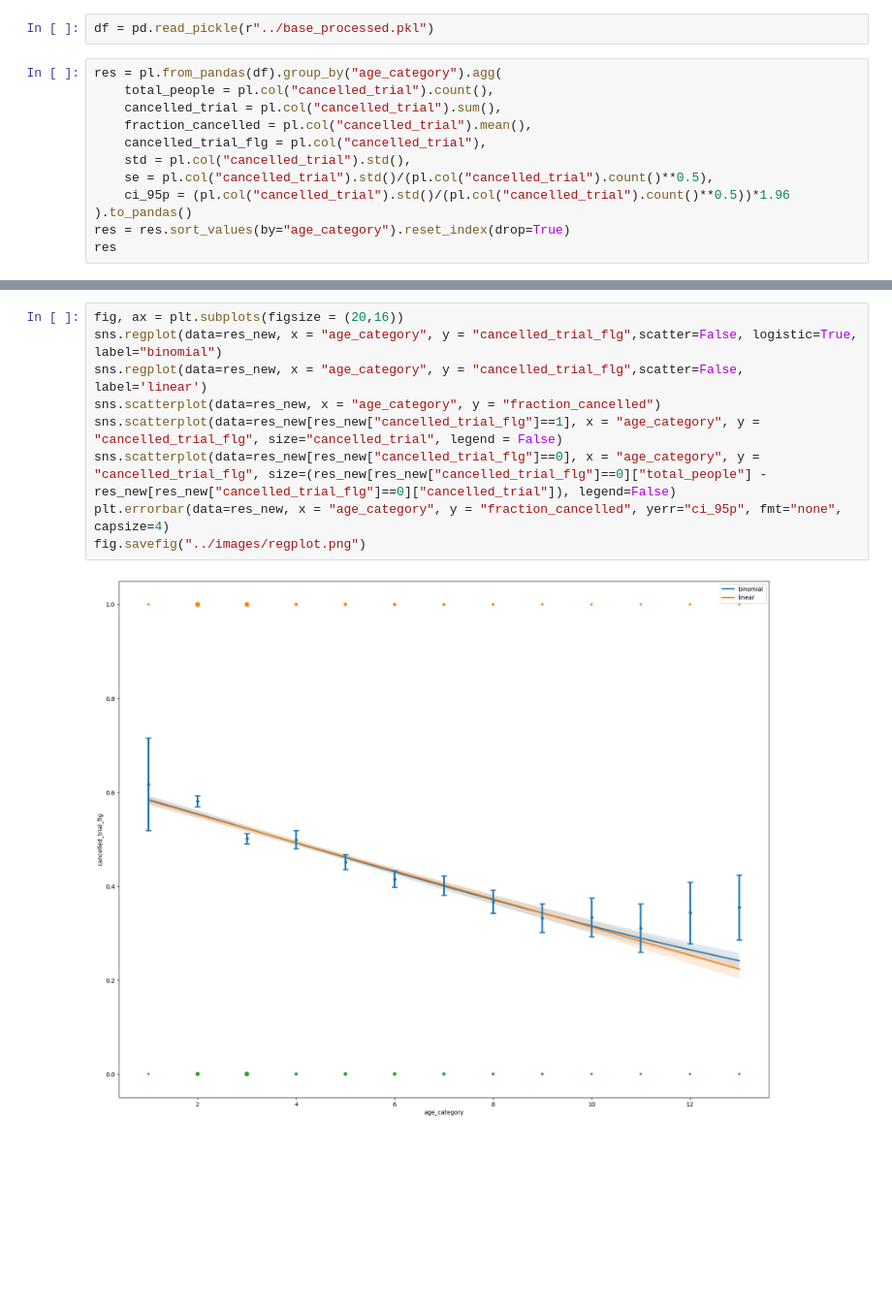
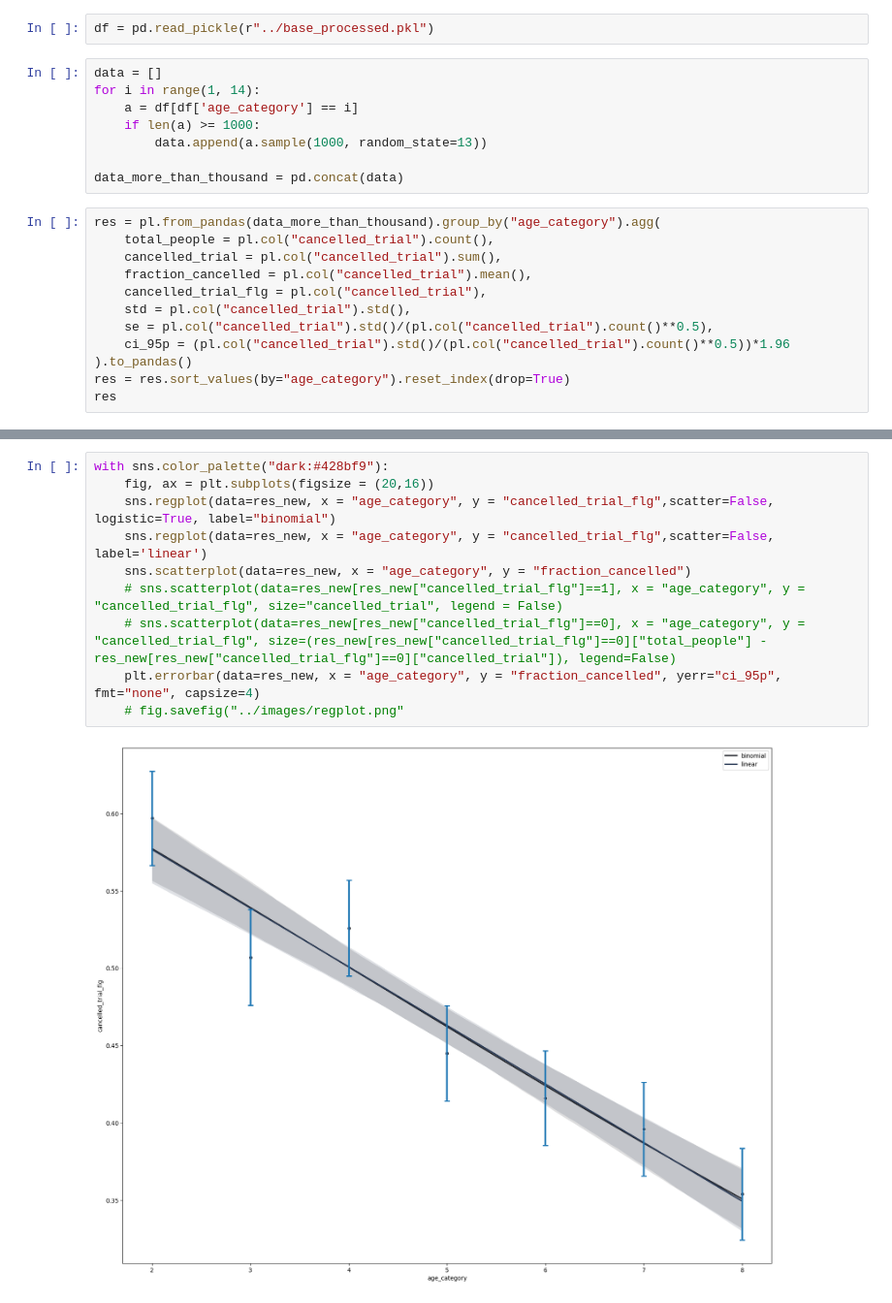
Before and after one commit to reproductionprohibited/dano-23-project, a Jupyter notebook: code/mat_model.ipynb, the cells around one changed output, grey strips where cells are left out. Shown at 97% size. Saved outputs shown, nothing was run; the diff lists cells and outputs as text; blank space fills up the shorter version.

Commit message:
mat model reworked to samples

```diff
--- a/code/mat_model.ipynb
+++ b/code/mat_model.ipynb
@@ -9,8 +8,16 @@ import numpy as np
 import statsmodels.api as sm
 # %%
 df = pd.read_pickle(r"../base_processed.pkl")
+# %%
+data = []
+for i in range(1, 14):
+    a = df[df['age_category'] == i]
+    if len(a) >= 1000:
+        data.append(a.sample(1000, random_state=13))
+
+data_more_than_thousand = pd.concat(data)
 # %%
-res = pl.from_pandas(df).group_by("age_category").agg(
+res = pl.from_pandas(data_more_than_thousand).group_by("age_category").agg(
     total_people = pl.col("cancelled_trial").count(),
     cancelled_trial = pl.col("cancelled_trial").sum(),
     fraction_cancelled = pl.col("cancelled_trial").mean(),
@@ -42,12 +51,13 @@ res_new.cancelled_trial_flg = pd.to_numeric(res.explode("cancelled_trial_flg").c
 # %%
-fig, ax = plt.subplots(figsize = (20,16))
-sns.regplot(data=res_new, x = "age_category", y = "cancelled_trial_flg",scatter=False, logistic=True, label="binomial")
-sns.regplot(data=res_new, x = "age_category", y = "cancelled_trial_flg",scatter=False, label='linear')
-sns.scatterplot(data=res_new, x = "age_category", y = "fraction_cancelled")
-sns.scatterplot(data=res_new[res_new["cancelled_trial_flg"]==1], x = "age_category", y = "cancelled_trial_flg", size="cancelled_trial", legend = False)
-sns.scatterplot(data=res_new[res_new["cancelled_trial_flg"]==0], x = "age_category", y = "cancelled_trial_flg", size=(res_new[res_new["cancelled_trial_flg"]==0]["total_people"] - res_new[res_new["cancelled_trial_flg"]==0]["cancelled_trial"]), legend=False)
-plt.errorbar(data=res_new, x = "age_category", y = "fraction_cancelled", yerr="ci_95p", fmt="none", capsize=4)
-fig.savefig("../images/regplot.png")
+with sns.color_palette("dark:#428bf9"):
+    fig, ax = plt.subplots(figsize = (20,16))
+    sns.regplot(data=res_new, x = "age_category", y = "cancelled_trial_flg",scatter=False, logistic=True, label="binomial")
+    sns.regplot(data=res_new, x = "age_category", y = "cancelled_trial_flg",scatter=False, label='linear')
+    sns.scatterplot(data=res_new, x = "age_category", y = "fraction_cancelled")
+    # sns.scatterplot(data=res_new[res_new["cancelled_trial_flg"]==1], x = "age_category", y = "cancelled_trial_flg", size="cancelled_trial", legend = False)
+    # sns.scatterplot(data=res_new[res_new["cancelled_trial_flg"]==0], x = "age_category", y = "cancelled_trial_flg", size=(res_new[res_new["cancelled_trial_flg"]==0]["total_people"] - res_new[res_new["cancelled_trial_flg"]==0]["cancelled_trial"]), legend=False)
+    plt.errorbar(data=res_new, x = "age_category", y = "fraction_cancelled", yerr="ci_95p", fmt="none", capsize=4)
+    # fig.savefig("../images/regplot.png"
 # %% [output]
-[figure, old version]
+[figure, new version]
 # %%
```
Also changed, not shown: parts of 4 cells of this notebook, 3 other files.
